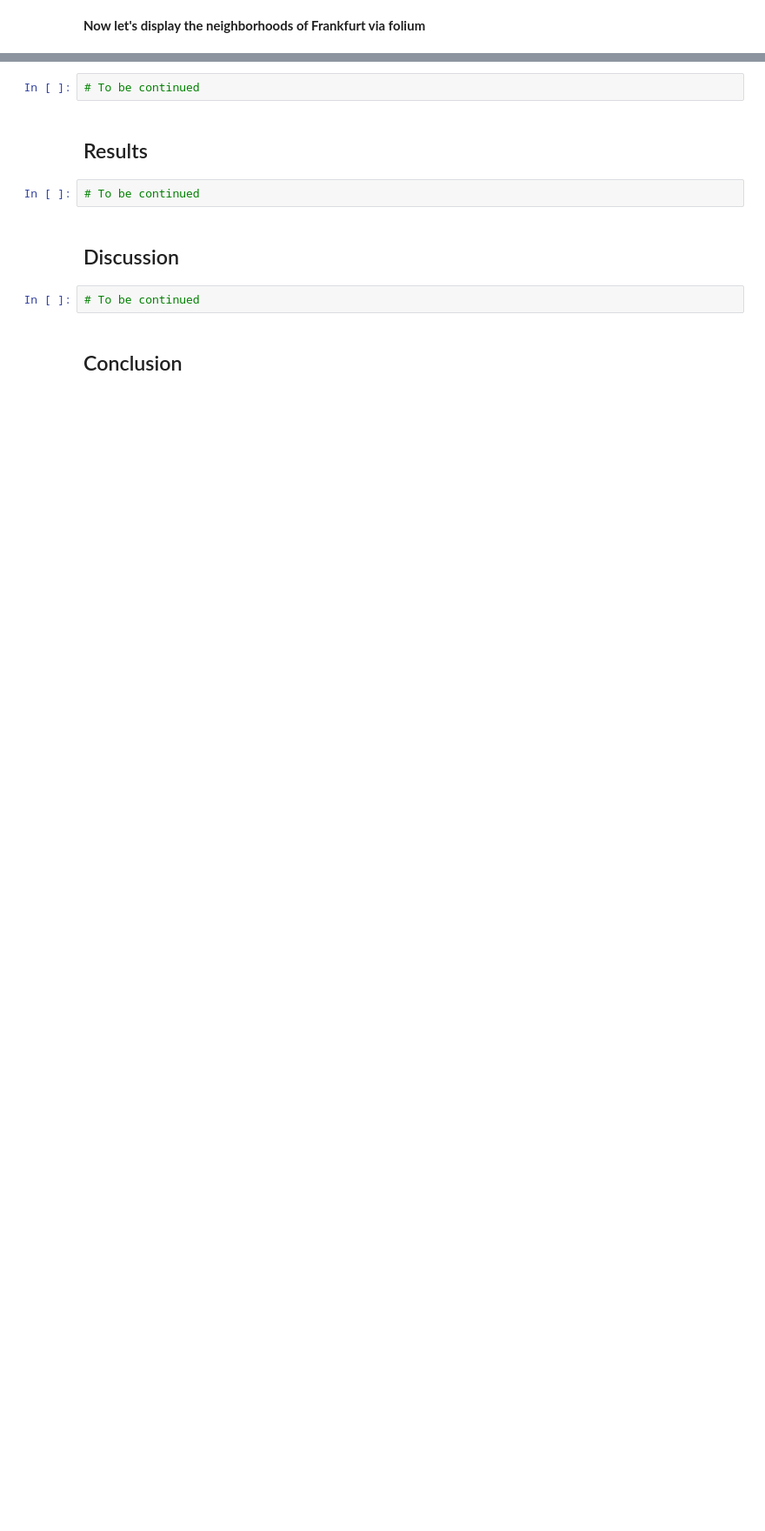
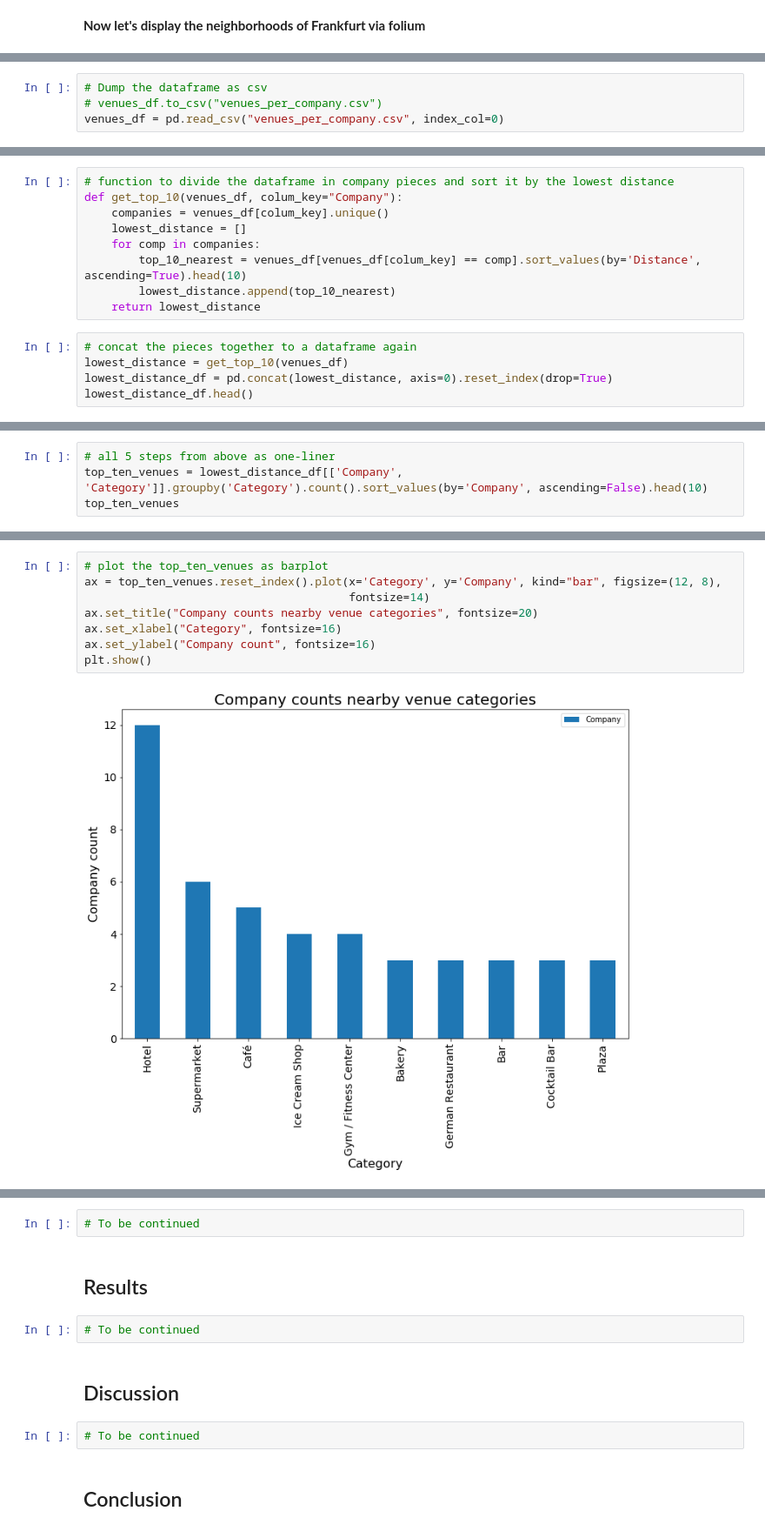
Before and after one commit to marodatavision/Coursera_Capstone, a Jupyter notebook: The_Battle_of_Neighborhoods_Week_1.ipynb, the cells around one changed output, grey strips where cells are left out. Shown at 87% size. Cells and saved outputs as stored; diff of their text form; blank space fills up the shorter version.

```diff
--- a/The_Battle_of_Neighborhoods_Week_1.ipynb
+++ b/The_Battle_of_Neighborhoods_Week_1.ipynb
@@ -141,0 +340,4 @@ map_frankfurt
+# %%
+# Dump the dataframe as csv
+# venues_df.to_csv("venues_per_company.csv")
+venues_df = pd.read_csv("venues_per_company.csv", index_col=0)
@@ -141,0 +358,14 @@ map_frankfurt
+# %%
+# function to divide the dataframe in company pieces and sort it by the lowest distance
+def get_top_10(venues_df, colum_key="Company"):
+    companies = venues_df[colum_key].unique()
+    lowest_distance = []
+    for comp in companies:
+        top_10_nearest = venues_df[venues_df[colum_key] == comp].sort_values(by='Distance', ascending=True).head(10)
+        lowest_distance.append(top_10_nearest)
+    return lowest_distance
+# %%
+# concat the pieces together to a dataframe again
+lowest_distance = get_top_10(venues_df)
+lowest_distance_df = pd.concat(lowest_distance, axis=0).reset_index(drop=True)
+lowest_distance_df.head()
@@ -141,0 +386,4 @@ map_frankfurt
+# %%
+# all 5 steps from above as one-liner
+top_ten_venues = lowest_distance_df[['Company', 'Category']].groupby('Category').count().sort_values(by='Company', ascending=False).head(10)
+top_ten_venues
@@ -141,0 +405,10 @@ map_frankfurt
+# %%
+# plot the top_ten_venues as barplot
+ax = top_ten_venues.reset_index().plot(x='Category', y='Company', kind="bar", figsize=(12, 8),
+                                       fontsize=14)
+ax.set_title("Company counts nearby venue categories", fontsize=20)
+ax.set_xlabel("Category", fontsize=16)
+ax.set_ylabel("Company count", fontsize=16)
+plt.show()
+# %% [output]
+[figure, added]
```
Also changed, not shown: parts of 67 cells of this notebook.
